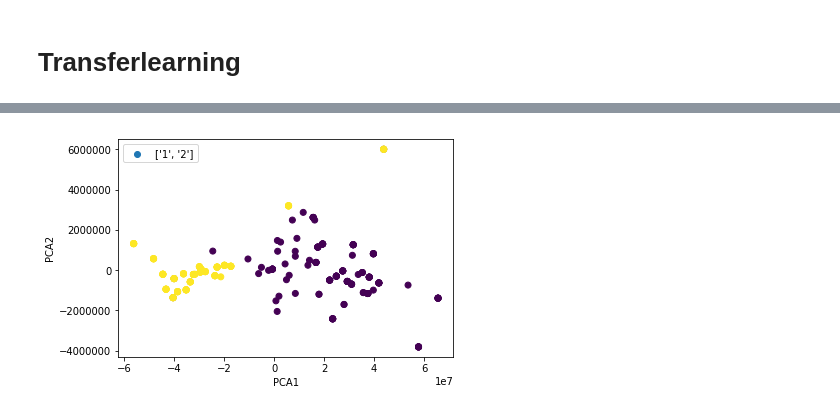
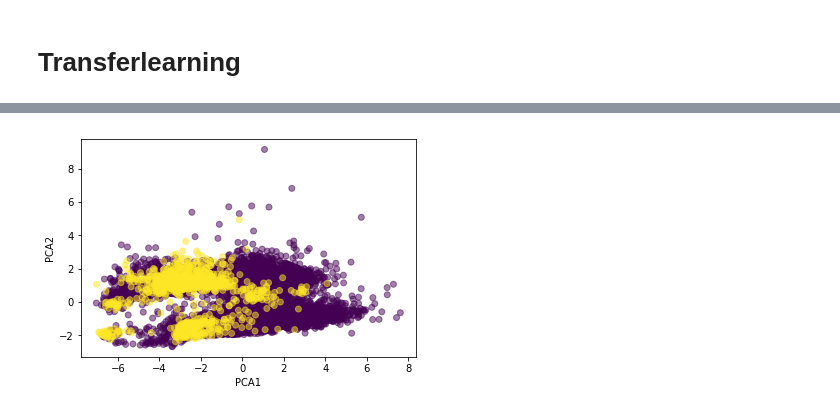
Before and after one commit to anderslaunerbaek/CDA, a Jupyter notebook: Cases/case2/code/vis.ipynb, the cells around one changed output, grey strips where cells are left out. Saved outputs shown, nothing was run; the diff lists cells and outputs as text; code cells hidden in the pictures.

```diff
--- a/Cases/case2/code/vis.ipynb
+++ b/Cases/case2/code/vis.ipynb
@@ -11,11 +15,9 @@ Y = np.load("./../data/tmp/Y.npy")
-# %%
-# normalize ?
-import sklearn.preprocessing as sk_pre
-X_norm = sk_pre.normalize(X)
-X_norm = X
-# %%
-#
-from sklearn.decomposition import PCA
-pca = PCA(n_components=2)
-pca.fit(X_norm)
-X_pca = pca.transform(X_norm)
+# %%
+#
+pca = PCA(n_components=2)
+X_pca = pca.fit_transform(X_norm)
+plt.scatter(X_pca[:, 0], X_pca[:, 1], c=np.argmax(Y, 1), alpha=1.0)
+plt.xlabel("PCA1")
+plt.ylabel("PCA2")
+plt.legend(loc=2)
+plt.show()
@@ -22,9 +56,14 @@ X_pca = pca.transform(X_norm)
+# %%
+# standardize
+X = np.load("./../data/tmp/X_transfer.npy")
+Y = np.load("./../data/tmp/Y_transfer.npy")
+X_norm = (X - np.mean(X, axis=0)) / np.std(X, axis=0)
 # %%
-import matplotlib.pyplot as plt
-plt.scatter(X_pca[:, 0], X_pca[:, 1], c=np.argmax(Y, 1), alpha=1.0, label=["1","2"])
+X_pca = pca.fit_transform(X_norm)
+plt.scatter(X_pca[:, 0], X_pca[:, 1], c=np.argmax(Y, 1), alpha=0.5)
 plt.xlabel("PCA1")
 plt.ylabel("PCA2")
 plt.legend(loc=2)
 plt.show()
 # %% [output]
-[figure, old version]
+[figure, new version]
```
Also changed, not shown: parts of 6 cells of this notebook, 46 other files.
